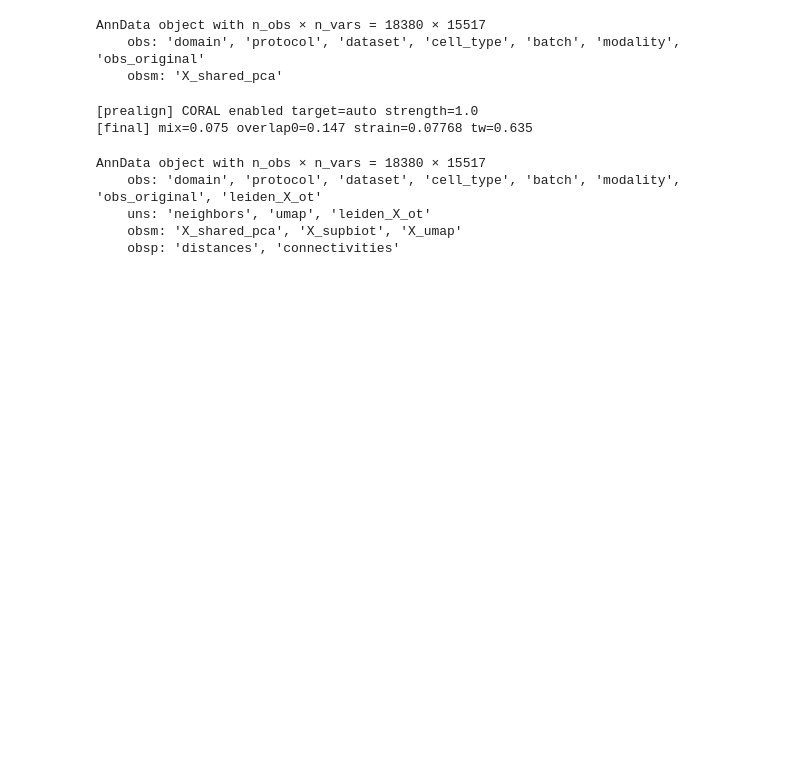
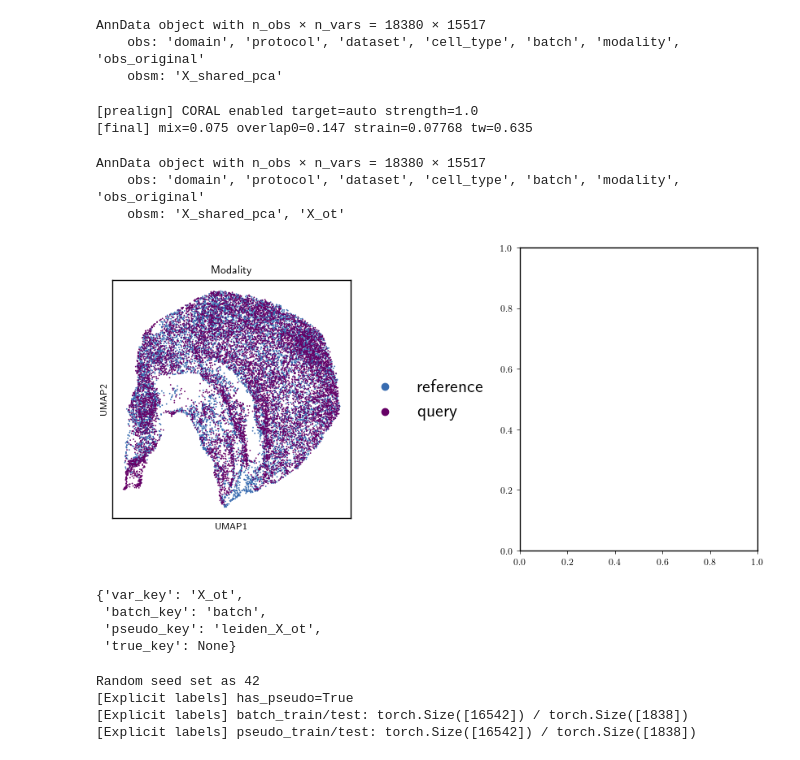
Before and after one commit to haihuilab/scbiot, a Jupyter notebook: examples/paired_Chen-2019_integration.ipynb, the cells around one changed output. Saved outputs shown, nothing was run; the diff lists cells and outputs as text; code cells hidden in the pictures; blank space fills up the shorter version.

```diff
--- a/examples/paired_Chen-2019_integration.ipynb
+++ b/examples/paired_Chen-2019_integration.ipynb
@@ -224,7 +225,7 @@ adata, metrics = scb.ot.integrate(
     obsm_key="X_shared_pca",
     batch_key="modality",
     reference_category='reference',
-    out_key="X_supbiot"
+    out_key="X_ot"
 )
 # %% [output]
 [prealign] CORAL enabled target=auto strength=1.0
@@ -233,8 +234,6 @@ adata, metrics = scb.ot.integrate(
 adata
 # %% [output]
 AnnData object with n_obs × n_vars = 18380 × 15517
-    obs: 'domain', 'protocol', 'dataset', 'cell_type', 'batch', 'modality', 'obs_original', 'leiden_X_ot'
-    uns: 'neighbors', 'umap', 'leiden_X_ot'
-    obsm: 'X_shared_pca', 'X_supbiot', 'X_umap'
-    obsp: 'distances', 'connectivities'
+    obs: 'domain', 'protocol', 'dataset', 'cell_type', 'batch', 'modality', 'obs_original'
+    obsm: 'X_shared_pca', 'X_ot'
 # %%
@@ -244,6 +243,55 @@ sc.tl.leiden(adata, key_added='leiden_X_supbiot', resolution=1.)
+# %%
+sc.settings._vector_friendly = True
+
+# Make sure the default edge isn’t white or hairline
+mpl.rcParams['axes.edgecolor'] = 'black'
+mpl.rcParams['axes.linewidth'] = 1.0
+
+def force_border(ax):
+    ax.set_axis_on()           # ensure axes are on
+    ax.set_frame_on(True)      # ensure frame is drawn
+    ax.patch.set_visible(True) # ensure background patch exists
+    for side in ax.spines.values():
+        side.set_visible(True)
+        side.set_color('black')
+        side.set_linewidth(1.0)
+
+methods = ["X_ot"]
+
+ncols = 2 * len(methods)
+fig, axes = plt.subplots(1, ncols, figsize=(4.2*ncols, 4.2), squeeze=False)
+axes = axes[0]
+
+for i, method in enumerate(methods):
+    axL, axR = axes[2*i], axes[2*i+1]
+
+    sc.pl.embedding(
+        adata, basis="umap", color="modality",
+        frameon=True, ax=axL, show=False,
+        legend_loc="right margin", legend_fontsize=16, title='Modality'
+    )
+    axL.set_box_aspect(1)
+    axL.set_xlabel("UMAP1"); axL.set_ylabel("UMAP2")
+    force_border(axL)
+
+
+plt.tight_layout()
+# fig.savefig(f"{cwd}_batch_and_leiden_per_embedding.pdf", dpi=300, transparent=True)
+# %% [output]
+[figure, added]
 # %%
-scb.pp.setup_anndata(adata, var_key="X_supbiot", batch_key='batch', pseudo_key='leiden_X_supbiot', true_key=None)
+scb.pp.setup_anndata(adata, var_key="X_ot", batch_key='batch', pseudo_key='leiden_X_ot', true_key=None)
+# %% [output]
+{'var_key': 'X_ot',
+ 'batch_key': 'batch',
+ 'pseudo_key': 'leiden_X_ot',
+ 'true_key': None}
 # %%
 model = scb.models.vae(adata, verbose=True)
+# %% [output]
+Random seed set as 42
+[Explicit labels] has_pseudo=True
+[Explicit labels] batch_train/test: torch.Size([16542]) / torch.Size([1838])
+[Explicit labels] pseudo_train/test: torch.Size([16542]) / torch.Size([1838])
 # %%
 model.train()
```
Also changed, not shown: parts of 5 cells of this notebook, 5 other files.
